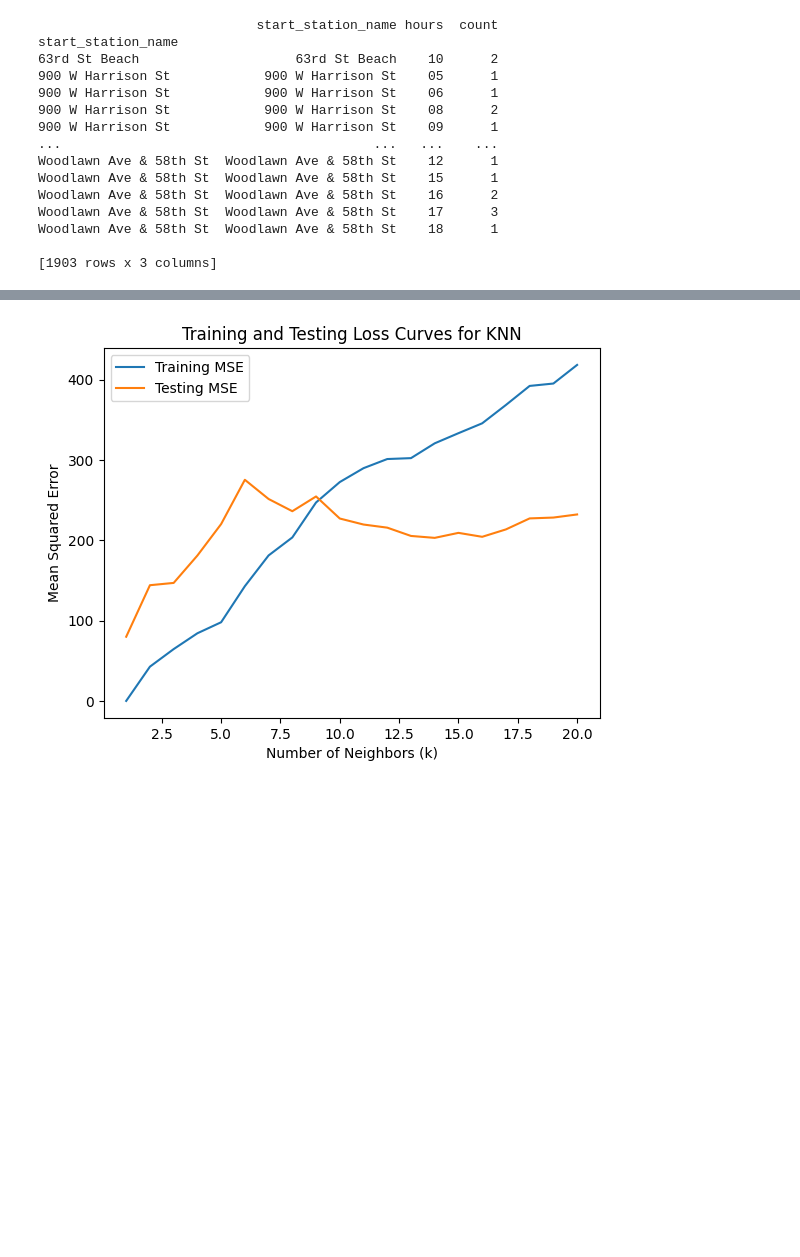
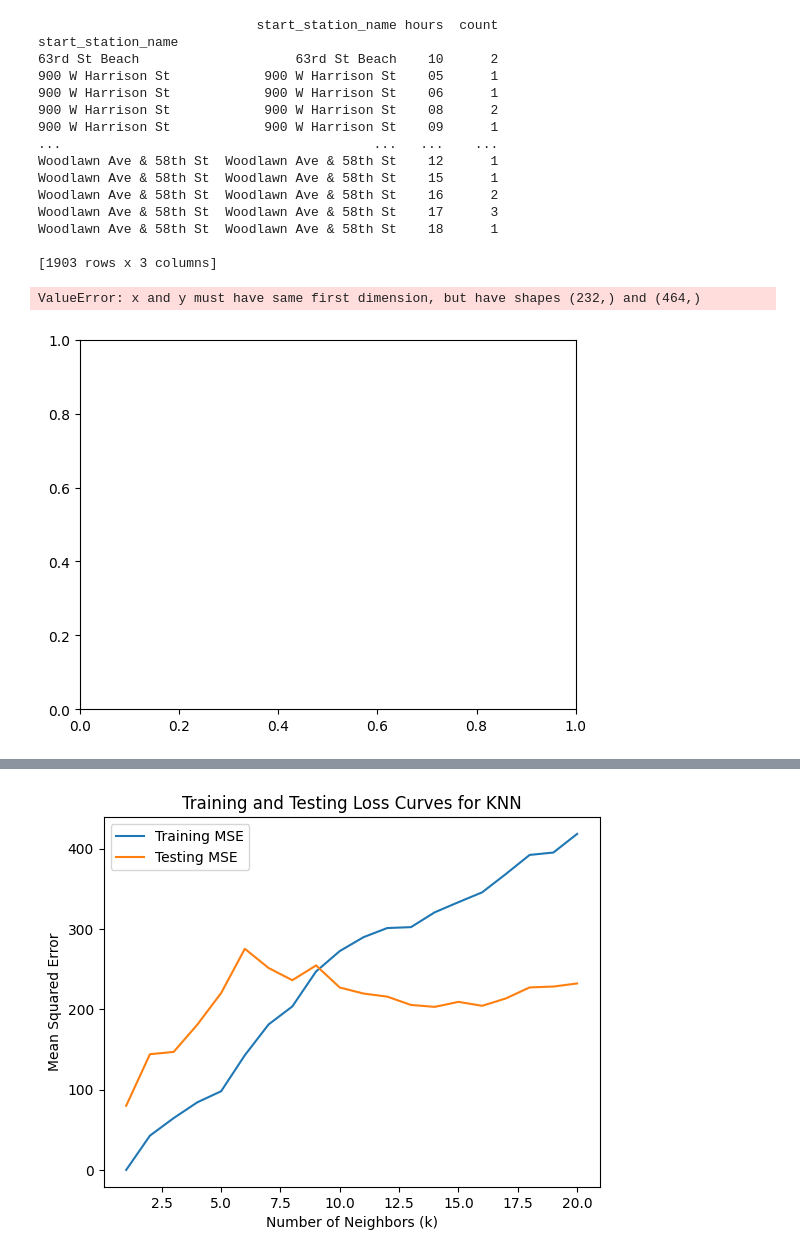
Before and after one commit to neelunerella/DivvyBikePredictions, a Jupyter notebook: divvy.ipynb, the cells around one changed output, grey strips where cells are left out. Saved outputs shown, nothing was run; the diff lists cells and outputs as text; code cells hidden in the pictures; blank space fills up the shorter version.

```diff
--- a/divvy.ipynb
+++ b/divvy.ipynb
@@ -313,4 +313,42 @@ Woodlawn Ave & 58th St  Woodlawn Ave & 58th St    17      3
 Woodlawn Ave & 58th St  Woodlawn Ave & 58th St    18      1
 
 [1903 rows x 3 columns]
+# %%
+n_features = xtrain.shape[1]
+feature_indices = np.arange(1, n_features+1)
+
+trerrors, terrors = [], []
+for n in feature_indices:
+    # fit the linear regression model with the first n features
+    lrm = LinearRegression()
+    lrm.fit(xtrain.iloc[:, :n], ytrain)
+
+    # Predictions on training set
+    ytrpred = lrm.predict(xtrain.iloc[:, :n])
+    trerrors.append(mean_squared_error(ytrain, ytrpred))
+
+    # Predictions on test set
+    ytpred = lrm.predict(xtest.iloc[:, :n])
+    trerrors.append(mean_squared_error(ytest, ytpred))
+# Plotting
+plt.plot(feature_indices, trerrors, label='Train MSE')
+plt.plot(feature_importances, terrors, label='Test MSE')
+plt.xlabel('Number of Features')
+plt.ylabel('Mean Squared Error')
+plt.title('Linear Regression Loss Curve')
+plt.legend()
+plt.show()
+
+# Make predictions
+ypred = lrm.predict(xtest)
+
+# Evaluate the model
+mse = mean_squared_error(ytest, ypred)
+r2 = r2_score(ytest, ypred)
+
+print("Mean Squared Error:", mse)
+print("R-squared:", r2)
+# %% [output]
+ValueError: x and y must have same first dimension, but have shapes (232,) and (464,)
+[figure, added]
 # %%
```
Also changed, not shown: parts of 2 cells of this notebook.
